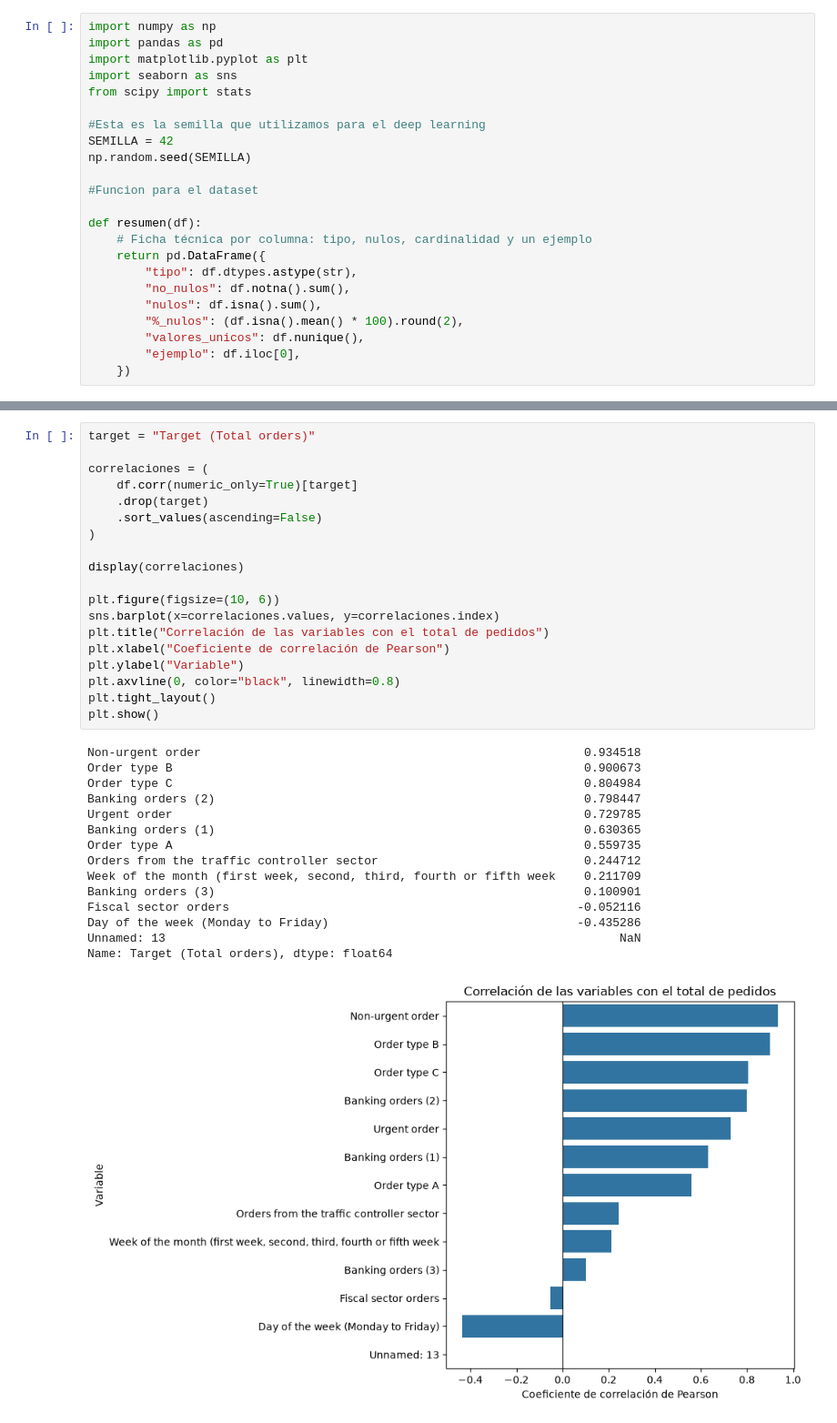
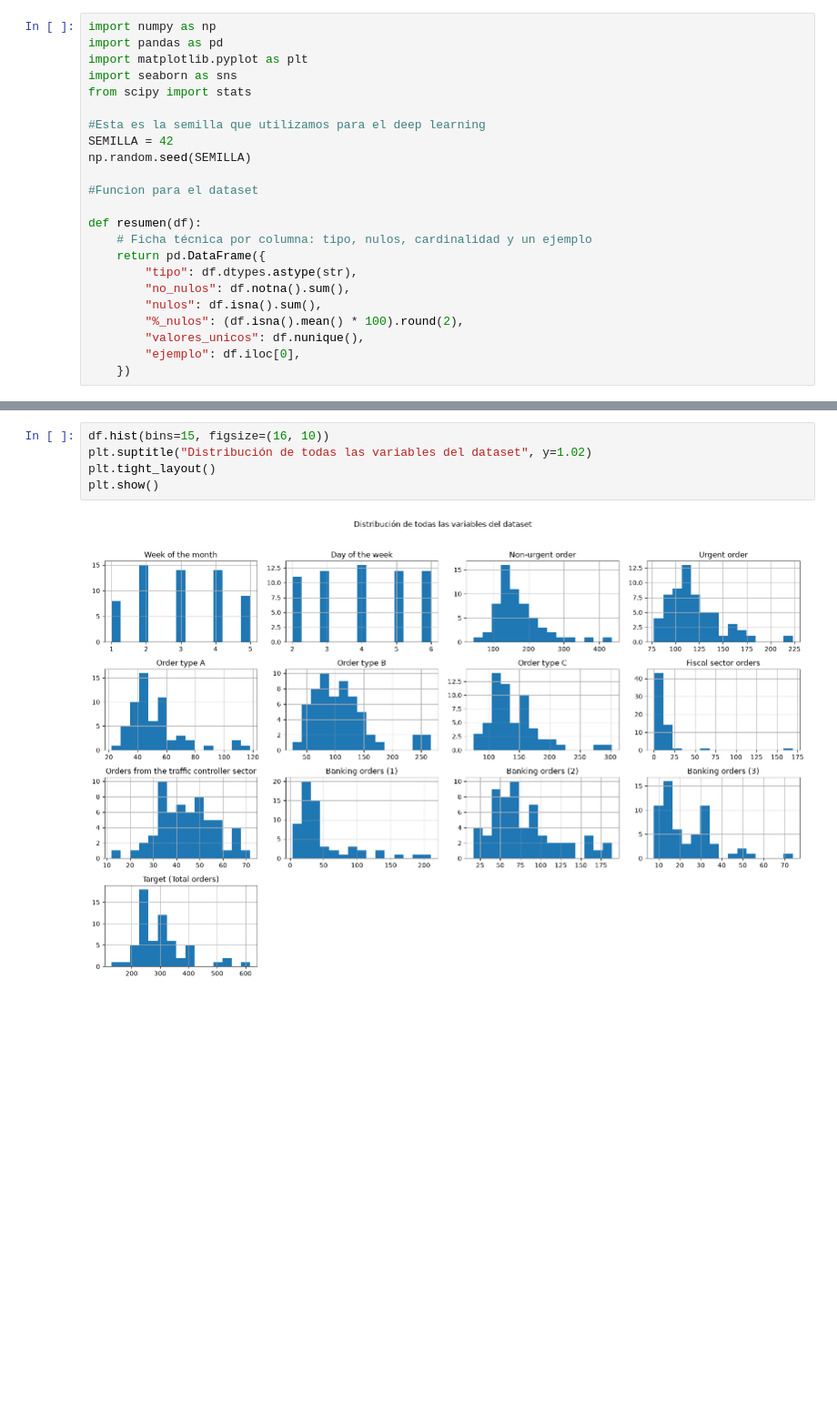
Before and after one commit to tdavidvergara/regresion-lineal-machine-learning, a Jupyter notebook: EDA_Regresion_Demanda.ipynb, the cells around one changed output, grey strips where cells are left out. Shown at 91% size. Cells and saved outputs as stored; diff of their text form; blank space fills up the shorter version.

```diff
--- a/EDA_Regresion_Demanda.ipynb
+++ b/EDA_Regresion_Demanda.ipynb
@@ -66,35 +83,7 @@ plt.show()
-# %%
-target = "Target (Total orders)"
-
-correlaciones = (
-    df.corr(numeric_only=True)[target]
-    .drop(target)
-    .sort_values(ascending=False)
-)
-
-display(correlaciones)
-
-plt.figure(figsize=(10, 6))
-sns.barplot(x=correlaciones.values, y=correlaciones.index)
-plt.title("Correlación de las variables con el total de pedidos")
-plt.xlabel("Coeficiente de correlación de Pearson")
-plt.ylabel("Variable")
-plt.axvline(0, color="black", linewidth=0.8)
-plt.tight_layout()
-plt.show()
-# %% [output]
-Non-urgent order                                                      0.934518
-Order type B                                                          0.900673
-Order type C                                                          0.804984
-Banking orders (2)                                                    0.798447
-Urgent order                                                          0.729785
-Banking orders (1)                                                    0.630365
-Order type A                                                          0.559735
-Orders from the traffic controller sector                             0.244712
-Week of the month (first week, second, third, fourth or fifth week    0.211709
-Banking orders (3)                                                    0.100901
-Fiscal sector orders                                                 -0.052116
-Day of the week (Monday to Friday)                                   -0.435286
-Unnamed: 13                                                                NaN
-Name: Target (Total orders), dtype: float64
-[figure, removed]
+# %%
+df.hist(bins=15, figsize=(16, 10))
+plt.suptitle("Distribución de todas las variables del dataset", y=1.02)
+plt.tight_layout()
+plt.show()
+# %% [output]
+[figure, added]
```
Also changed, not shown: parts of 4 cells of this notebook.
